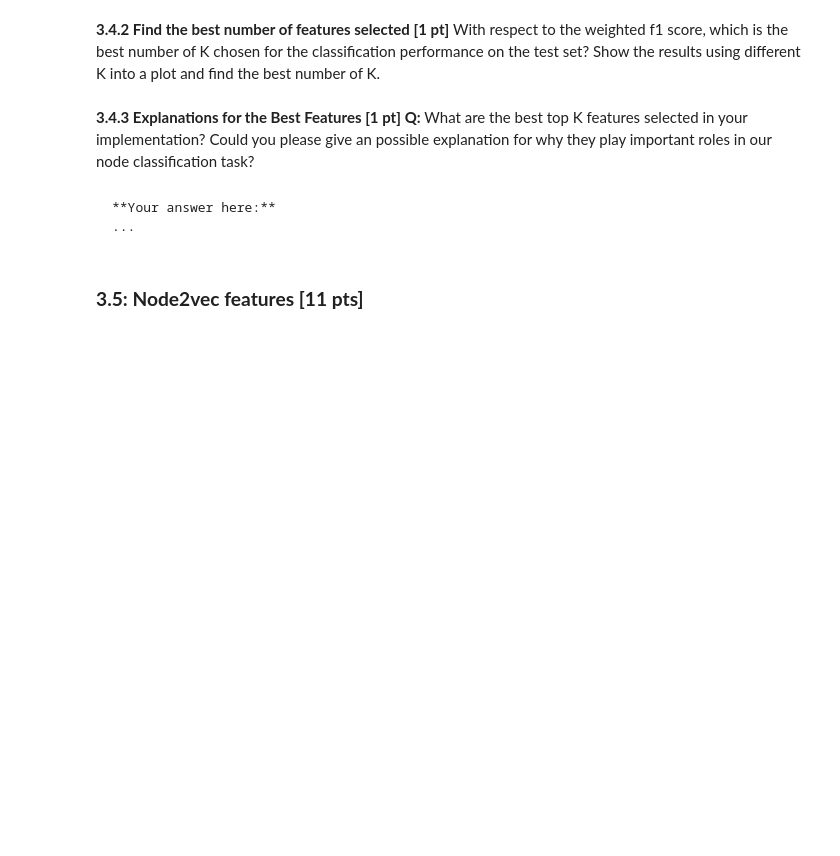
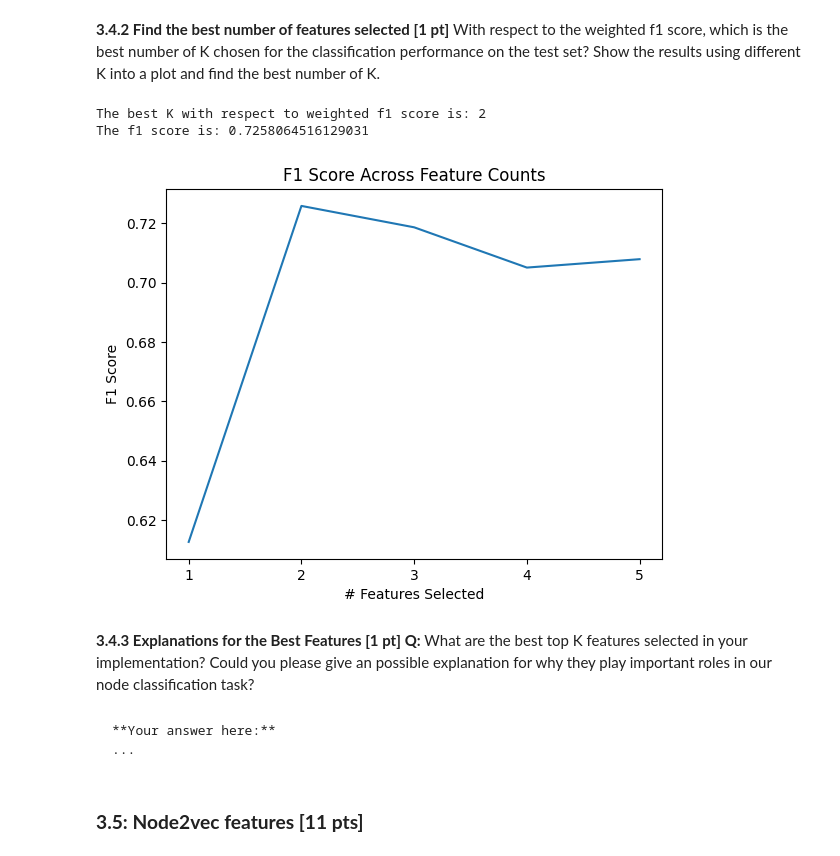
Before and after one commit to kaedejohnson/networkml_epfl_ee452, a Jupyter notebook: nml24_assignment1.ipynb, the cells around one changed output. Drawn from its saved outputs; the diff is of its cells as text; code cells hidden in the pictures; blank space fills up the shorter version.

```diff
--- a/nml24_assignment1.ipynb
+++ b/nml24_assignment1.ipynb
@@ -1114,13 +1124,28 @@ With respect to the weighted f1 score, which is the best number of K chosen for
 # %%
 # Plot the weighted f1 score using different number of best K features in a figure, and print out the best number of K
 '''
   k_best: the best number of K with respect to weighted f1 score on the test set
 '''
 # Your solution here ###########################################################
-
+f1_sequence = []
+k_sequence = [1, 2, 3, 4, 5]
+for k in k_sequence:
+    _, f1 = classifier(features_node, targets_node, labels, feature_selection=True, num_features=k);
+    f1_sequence.append(f1)
+max_f1 = max(f1_sequence)
+k_best = k_sequence[f1_sequence.index(max_f1)]
+plt.plot(k_sequence, f1_sequence)
+plt.title("F1 Score Across Feature Counts")
+plt.xticks(k_sequence)
+plt.xlabel("# Features Selected")
+plt.ylabel("F1 Score")
 #^^^^^^^^^^^^^^^^^^^^^^^^^^^^^^^^^^^^^^^^^^^^^^^^^^^^^^^^^^^^^^^^^^^^^^^^^^^^^^^
 print("The best K with respect to weighted f1 score is: {}".format(k_best))
 print("The f1 score is: {}".format(max_f1))
+# %% [output]
+The best K with respect to weighted f1 score is: 2
+The f1 score is: 0.7258064516129031
+[figure, added]
 # %% [markdown]
 **3.4.3  Explanations for the Best Features [1 pt]**
 **Q:** What are the best top K features selected in your implementation? Could you please give an possible explanation for why they play important roles in our node classification task?
```
Also changed, not shown: parts of 16 cells of this notebook, 9 other files.
